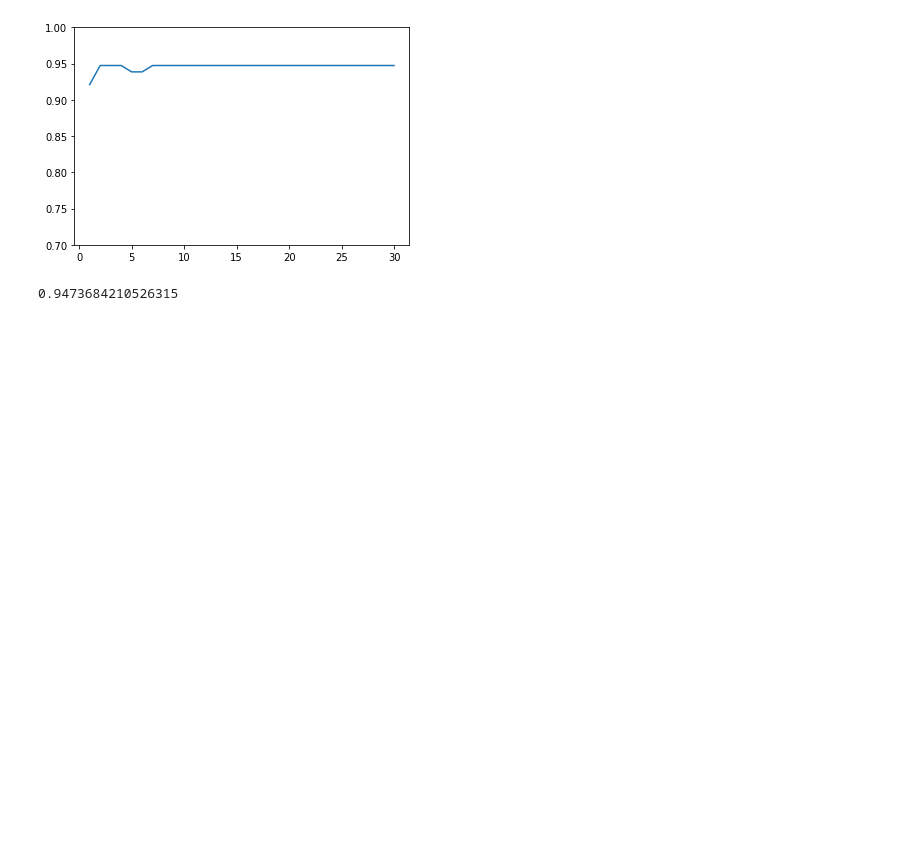
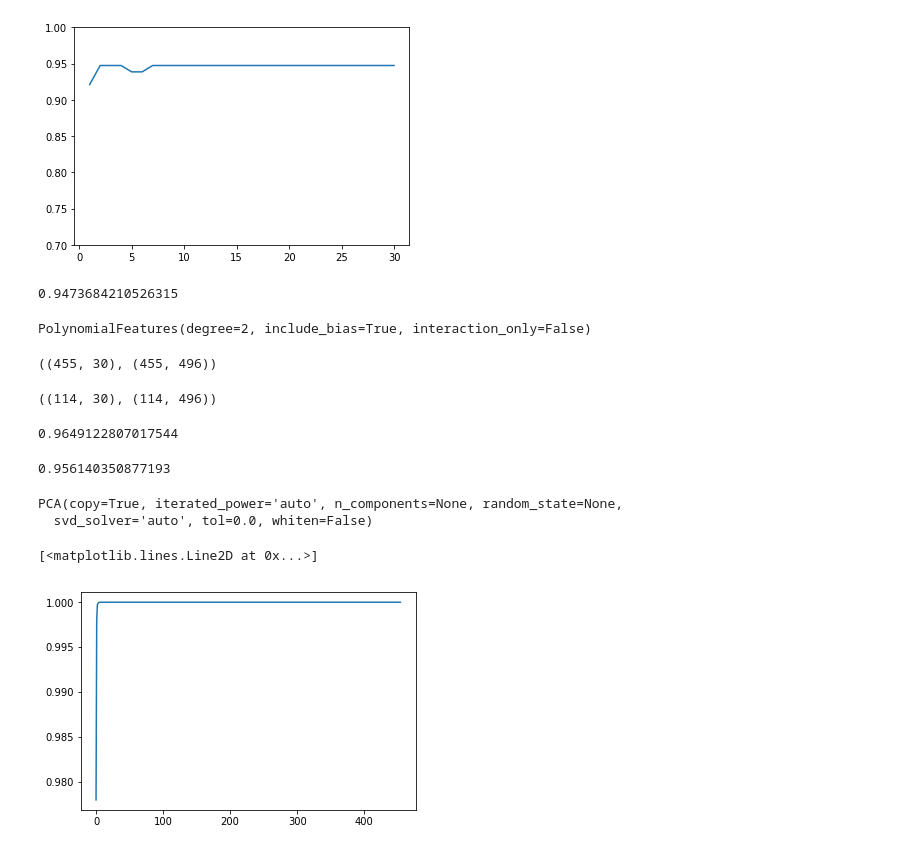
Before and after one commit to w-seo/Python, a Jupyter notebook: sklearn/scikit-learn_feature_transform_pca_nonlinear.ipynb, the cells around one changed output. Cells and saved outputs as stored; diff of their text form; code cells hidden in the pictures; blank space fills up the shorter version.

```diff
--- a/sklearn/scikit-learn_feature_transform_pca_nonlinear.ipynb
+++ b/sklearn/scikit-learn_feature_transform_pca_nonlinear.ipynb
@@ -218,0 +223,35 @@ clf.score(X_test_pca[:, 0:2], y_test)
+# %%
+polf.fit(X_train)
+# %% [output]
+PolynomialFeatures(degree=2, include_bias=True, interaction_only=False)
+# %%
+X_train_poly = polf.transform(X_train)
+X_test_poly = polf.transform(X_test)
+# %%
+X_train.shape, X_train_poly.shape
+# %% [output]
+((455, 30), (455, 496))
+# %%
+X_test.shape, X_test_poly.shape
+# %% [output]
+((114, 30), (114, 496))
+# %%
+clf.fit(X_train_poly, y_train)
+clf.score(X_test_poly, y_test)
+# %% [output]
+0.9649122807017544
+# %%
+clf.fit(X_train, y_train)
+clf.score(X_test, y_test)
+# %% [output]
+0.956140350877193
+# %%
+pca.fit(X_train_poly)
+# %% [output]
+PCA(copy=True, iterated_power='auto', n_components=None, random_state=None,
+  svd_solver='auto', tol=0.0, whiten=False)
+# %%
+plt.plot(np.add.accumulate(pca.explained_variance_ratio_))
+# %% [output]
+[<matplotlib.lines.Line2D at 0x...>]
+[figure, added]
```
Also changed, not shown: parts of 5 cells of this notebook, 1 other file.
